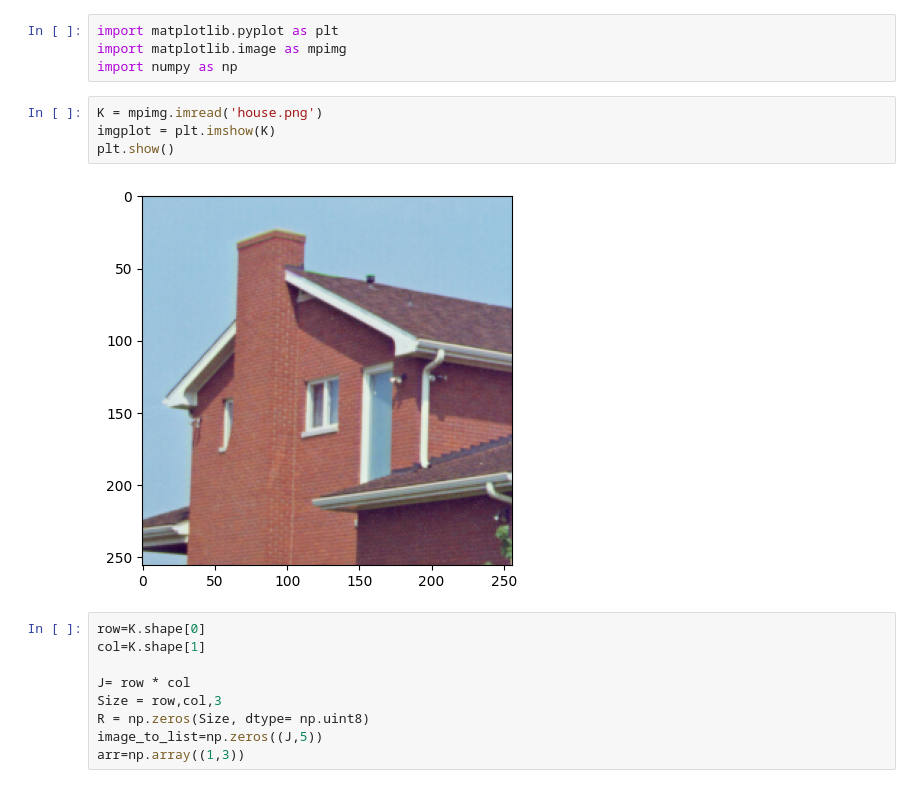
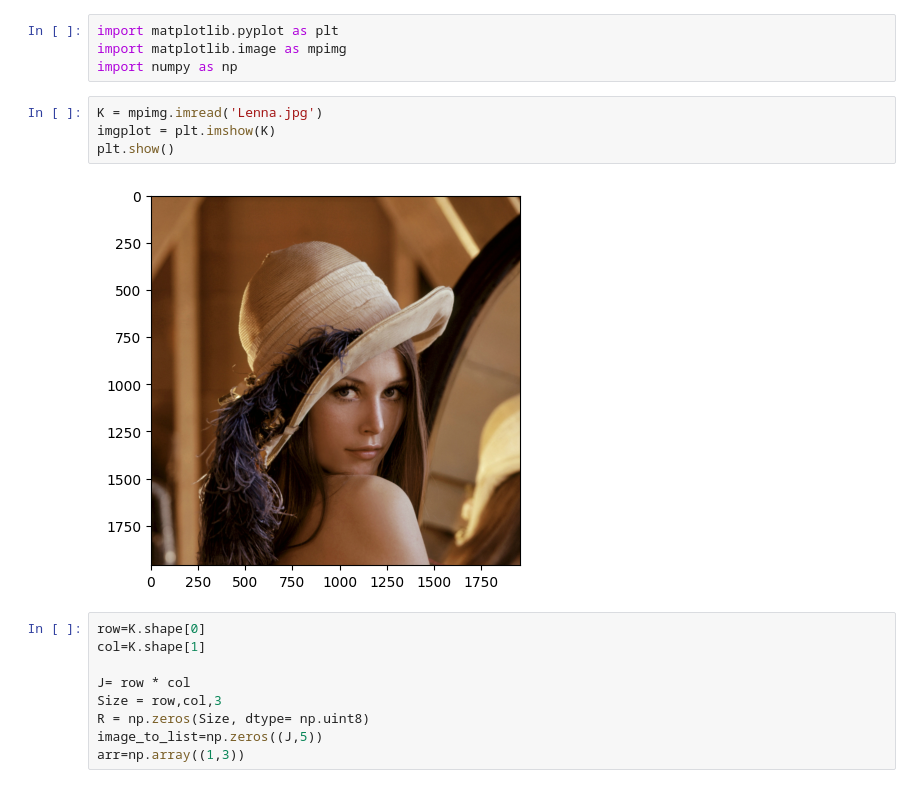
Before and after one commit to Kijako/advancedhpc2022, a Jupyter notebook: labwork3.ipynb, the cells around one changed output. Drawn from its saved outputs; the diff is of its cells as text.

```diff
--- a/labwork3.ipynb
+++ b/labwork3.ipynb
@@ -3,11 +3,11 @@ import matplotlib.pyplot as plt
 import matplotlib.image as mpimg
 import numpy as np
 # %%
-K = mpimg.imread('house.png')
+K = mpimg.imread('Lenna.jpg')
 imgplot = plt.imshow(K)
 plt.show()
 # %% [output]
-[figure, old version]
+[figure, new version]
 # %%
 row=K.shape[0]
 col=K.shape[1]
```
Also changed, not shown: parts of 5 cells of this notebook.
